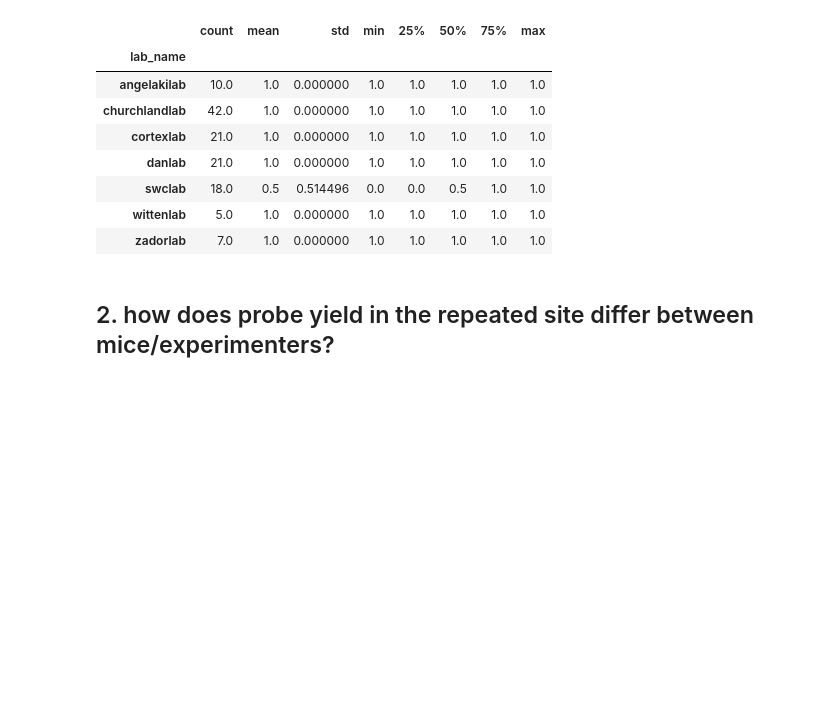
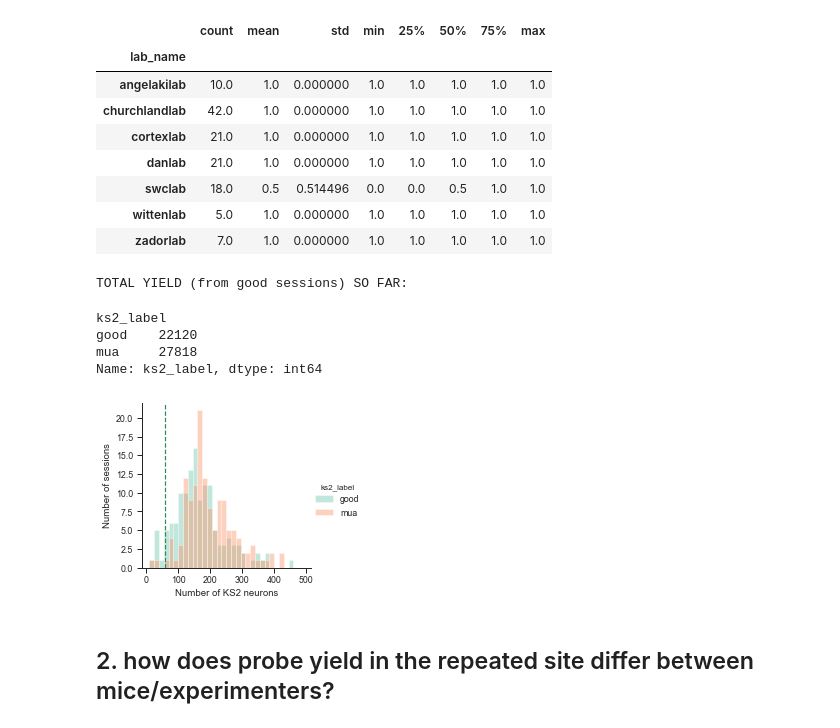
Before and after one commit to int-brain-lab/analysis, a Jupyter notebook: python/neuron_yield.ipynb, the cells around one changed output. Cells and saved outputs as stored; diff of their text form; code cells hidden in the pictures; blank space fills up the shorter version.

Commit message:
add total # of neurons only for sessions with good behavior

```diff
--- a/python/neuron_yield.ipynb
+++ b/python/neuron_yield.ipynb
@@ -205,6 +206,59 @@ sessions.groupby(['lab_name'])['enough_neurons'].describe()
 | swclab | 18.0 | 0.5 | 0.514496 | 0.0 | 0.0 | 0.5 | 1.0 | 1.0 |
 | wittenlab | 5.0 | 1.0 | 0.000000 | 1.0 | 1.0 | 1.0 | 1.0 | 1.0 |
 | zadorlab | 7.0 | 1.0 | 0.000000 | 1.0 | 1.0 | 1.0 | 1.0 | 1.0 |
+# %%
+## also show the total number of neurons, only from good behavior sessions
+probe_insertions = ephys.ProbeInsertion * ephys.DefaultCluster.Metrics * subject.SubjectLab \
+                    * (acquisition.SessionProject
+                      & 'session_project = "ibl_neuropixel_brainwide_01"') \
+                    * (behavior_analysis.SessionTrainingStatus &
+                       'good_enough_for_brainwide_map = 1')
+probe_insertions = probe_insertions.proj('probe_serial_number', 'probe_model_name', 'lab_name', 'metrics',
+                                         'good_enough_for_brainwide_map',
+                                         session_date='DATE(session_start_time)')
+clusts = probe_insertions.fetch(format='frame').reset_index()
+
+# put metrics into df columns from the blob (feature request: can these be added as attributes instead?)
+for kix, k in enumerate(['ks2_label']):
+    tmp_var = []
+    for id, c in clusts.iterrows():
+        if k in c['metrics'].keys():
+            tmp = c['metrics'][k]
+        else:
+            tmp = np.nan
+        tmp_var.append(tmp)
+    clusts[k] = tmp_var
+
+# hofer and mrsic-flogel probes are shared
+clusts['lab_name'] = clusts['lab_name'].str.replace('mrsicflogellab','swclab')
+clusts['lab_name'] = clusts['lab_name'].str.replace('hoferlab','swclab')
+clusts.lab_name.unique()
+
+clusts['probe_name'] = clusts['lab_name'] + ', ' + clusts['probe_model_name'] + ': ' + clusts['probe_serial_number']
+clusts_summ = clusts.groupby(['lab_name', 'probe_name', 'session_start_time', 'ks2_label'])['session_date'].count().reset_index()
+
+# use recording session number instead of date
+clusts_summ['recording'] = clusts_summ.groupby(['probe_name']).cumcount() + 1
+
+## overall distribution of neurons per session
+g = sns.FacetGrid(data=clusts_summ, hue='ks2_label', palette='Set2')
+g.map(sns.distplot, "session_date", bins=np.arange(10, 500, 15), hist=True, rug=False, kde=False).add_legend()
+for ax in g.axes.flatten():
+    ax.axvline(x=60, color='seagreen', linestyle="--")
+
+g.set_xlabels('Number of KS2 neurons')
+g.set_ylabels('Number of sessions')
+g.savefig(os.path.join(figpath, 'probe_yield_allrecs_goodsessions.pdf'))
+
+print('TOTAL YIELD (from good sessions) SO FAR:')
+clusts.groupby(['ks2_label'])['ks2_label'].count()
+# %% [output]
+TOTAL YIELD (from good sessions) SO FAR:
+ks2_label
+good    22120
+mua     27818
+Name: ks2_label, dtype: int64
+[figure, added]
 # %% [markdown]
 ## 2. how does probe yield in the repeated site differ between mice/experimenters?
 # %%
```
Also changed, not shown: parts of 1 cell of this notebook.
